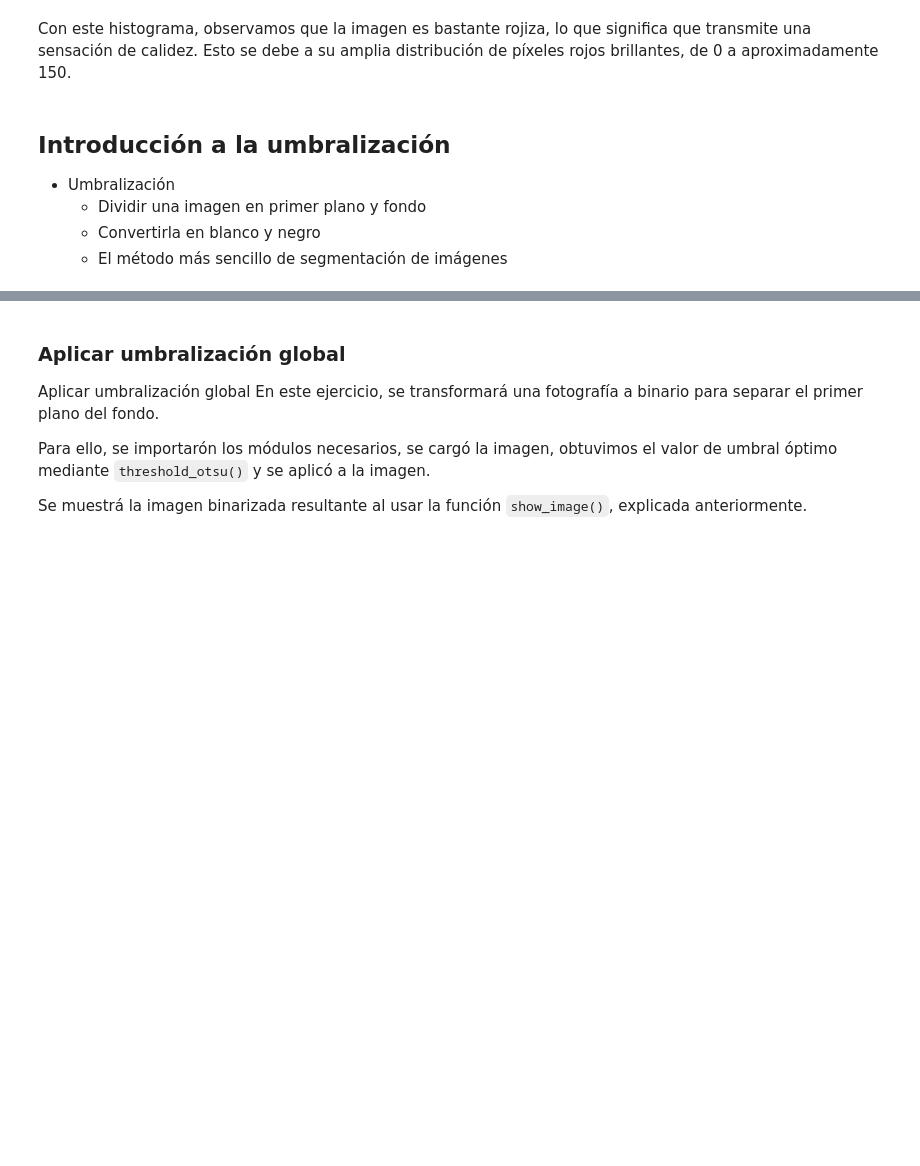
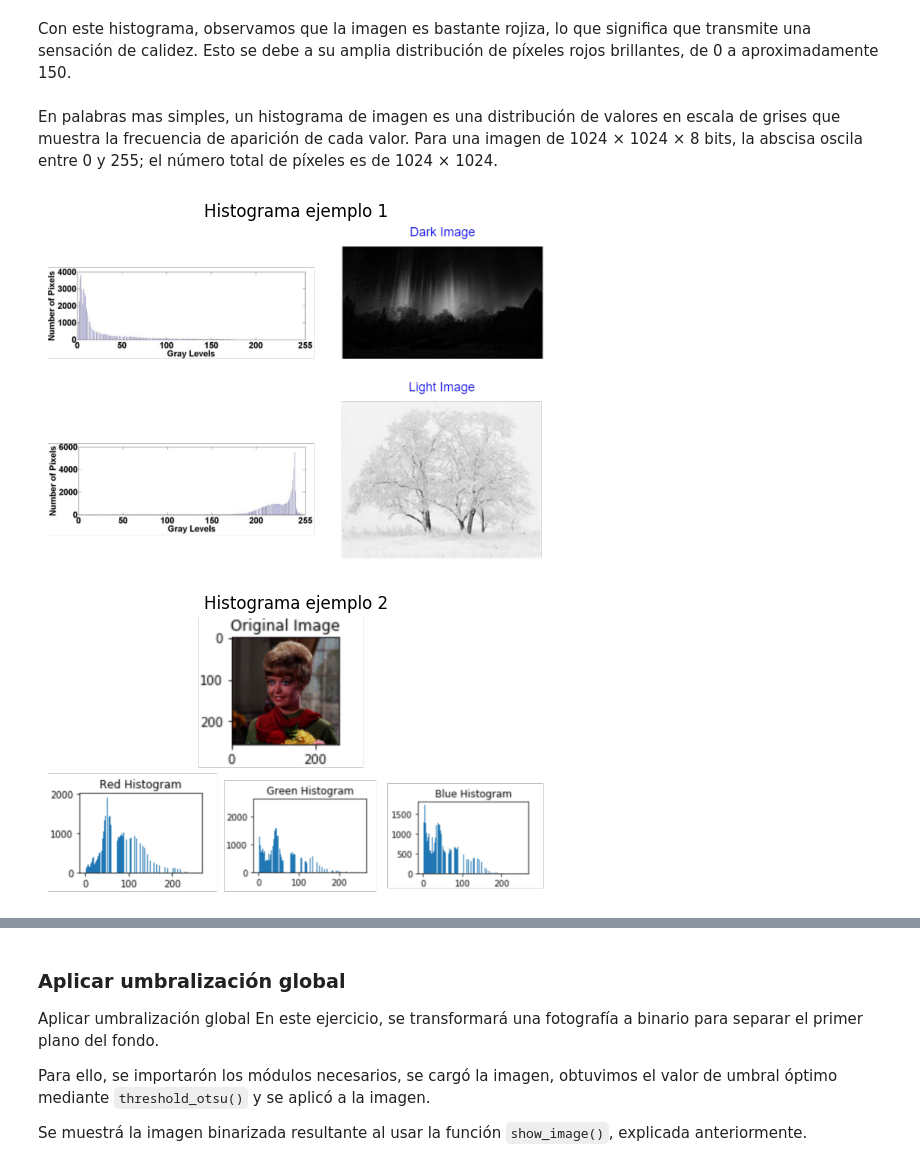
Before and after one commit to MauroTalamantes/Introducci-n_ProcesamientoImagenes_ScikitImage, a Jupyter notebook: Introducción_a_Procesamiento_de_imágenes_y_scikit_image.ipynb, the cells around one changed output, grey strips where cells are left out. Cells and saved outputs as stored; diff of their text form; code cells hidden in the pictures; blank space fills up the shorter version.

```diff
--- a/Introducción_a_Procesamiento_de_imágenes_y_scikit_image.ipynb
+++ b/Introducción_a_Procesamiento_de_imágenes_y_scikit_image.ipynb
@@ -155,9 +222,14 @@ plt.title('Histograma de Canal Rojo');
 [figure]
 # %% [markdown]
 Con este histograma, observamos que la imagen es bastante rojiza, lo que significa que transmite una sensación de calidez. Esto se debe a su amplia distribución de píxeles rojos brillantes, de 0 a aproximadamente 150.
-# %% [markdown]
-## Introducción a la umbralización
-- Umbralización
-  - Dividir una imagen en primer plano y fondo
-  - Convertirla en blanco y negro
-  - El método más sencillo de segmentación de imágenes
+# %% [markdown]
+En palabras mas simples, un histograma de imagen es una distribución de valores en escala de grises que muestra la frecuencia de aparición de cada valor. Para una imagen de 1024 × 1024 × 8 bits, la abscisa oscila entre 0 y 255; el número total de píxeles es de 1024 × 1024.
+# %%
+histogram1 = plt.imread('./dataset/histogram.png')
+histogram2 = plt.imread('./dataset/histogram2.png')
+
+show_image(histogram1, 'Histograma ejemplo 1')
+show_image(histogram2, 'Histograma ejemplo 2')
+# %% [output]
+[figure, added]
+[figure, added]
```
Also changed, not shown: parts of 18 cells of this notebook.
